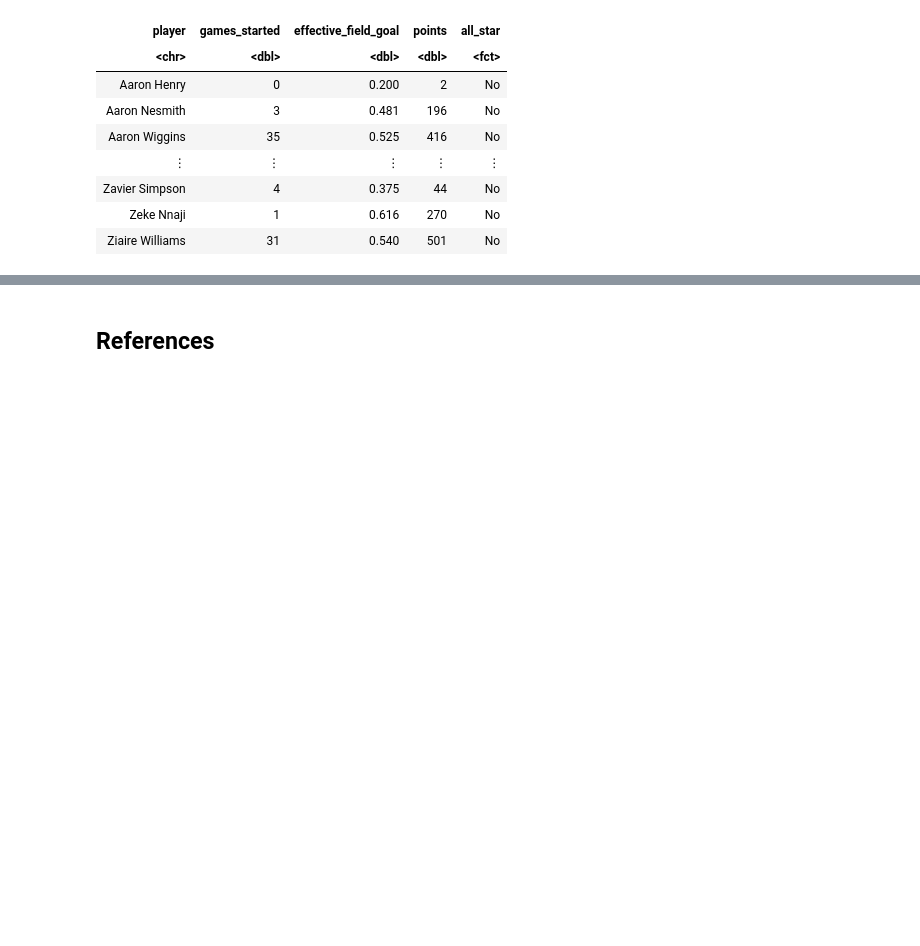
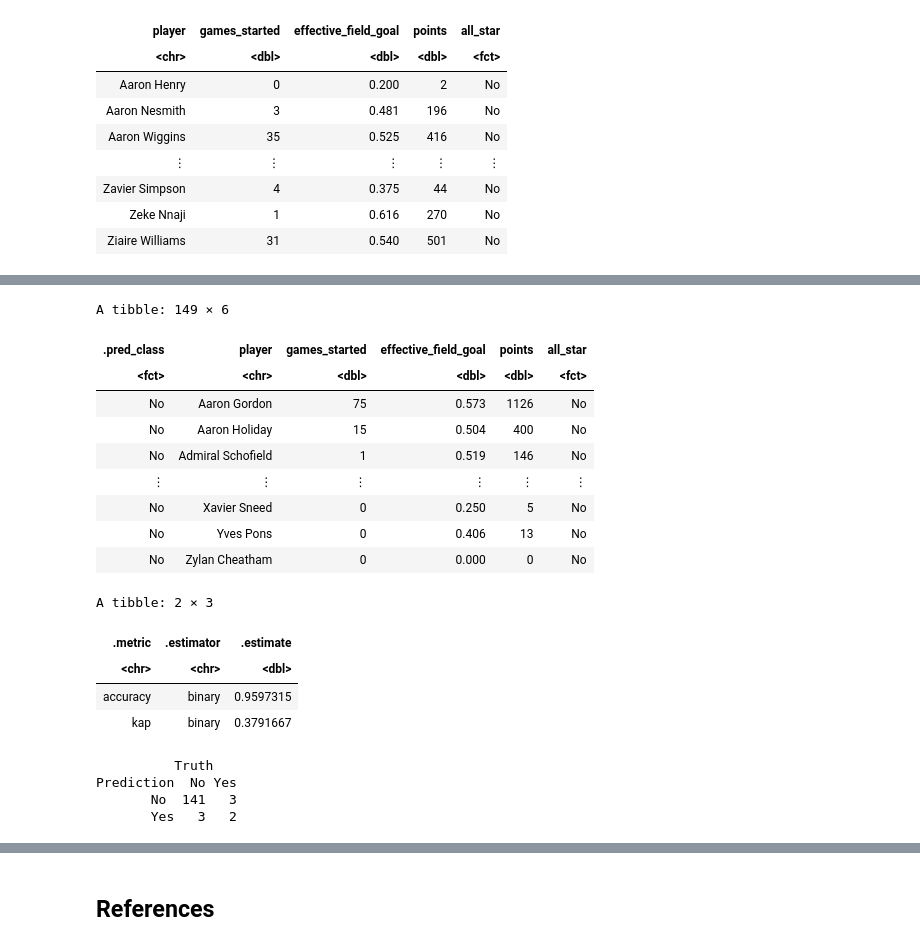
Before and after one commit to DrakenRaptor/Section006-28-Proposal, a Jupyter notebook: ProjectTrial.ipynb, the cells around one changed output, grey strips where cells are left out. Drawn from its saved outputs; the diff is of its cells as text; code cells hidden in the pictures; blank space fills up the shorter version.

```diff
--- a/ProjectTrial.ipynb
+++ b/ProjectTrial.ipynb
@@ -638,0 +659,11 @@ A tibble: 447 × 5
+# %%
+knn_2022_spec <- nearest_neighbor(weight_func = "rectangular", neighbors = 3) |>
+  set_engine("kknn") |>
+  set_mode("classification")
+
+knn_fit <- workflow() |>
+  add_recipe(nba_2022_recipe) |>
+  add_model(knn_2022_spec) |>
+  fit(data = new_obs_training_2022)
+
+knn_fit
@@ -638,0 +690,33 @@ A tibble: 447 × 5
+# %%
+nba_2022_test_predictions <- predict(knn_fit, new_obs_testing_2022) |>
+  bind_cols(new_obs_testing_2022)
+nba_2022_test_predictions
+
+nba_2022_prediction_accuracy <- nba_2022_test_predictions |>
+         metrics(truth = all_star, estimate = .pred_class)
+nba_2022_prediction_accuracy
+# %% [output]
+A tibble: 149 × 6
+| .pred_class | player | games_started | effective_field_goal | points | all_star |
+| <fct> | <chr> | <dbl> | <dbl> | <dbl> | <fct> |
+| No | Aaron Gordon | 75 | 0.573 | 1126 | No |
+| No | Aaron Holiday | 15 | 0.504 | 400 | No |
+| No | Admiral Schofield | 1 | 0.519 | 146 | No |
+| ⋮ | ⋮ | ⋮ | ⋮ | ⋮ | ⋮ |
+| No | Xavier Sneed | 0 | 0.250 | 5 | No |
+| No | Yves Pons | 0 | 0.406 | 13 | No |
+| No | Zylan Cheatham | 0 | 0.000 | 0 | No |
+A tibble: 2 × 3
+| .metric | .estimator | .estimate |
+| <chr> | <chr> | <dbl> |
+| accuracy | binary | 0.9597315 |
+| kap | binary | 0.3791667 |
+# %%
+nba_2022_mat <- nba_2022_test_predictions |>
+       conf_mat(truth = all_star, estimate = .pred_class)
+nba_2022_mat
+# %% [output]
+          Truth
+Prediction  No Yes
+       No  141   3
+       Yes   3   2
```
Also changed, not shown: parts of 10 cells of this notebook.
